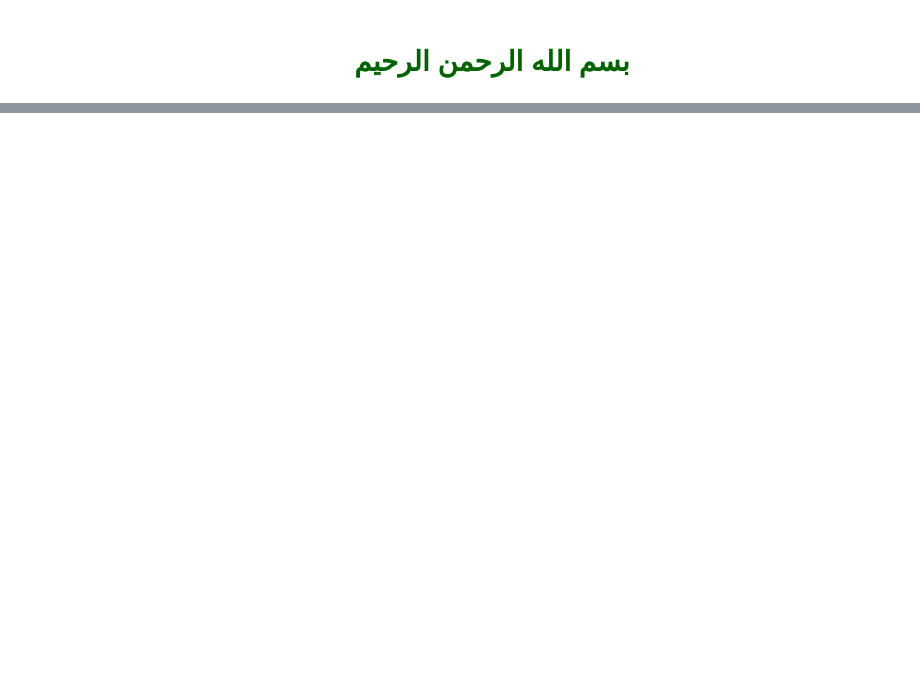
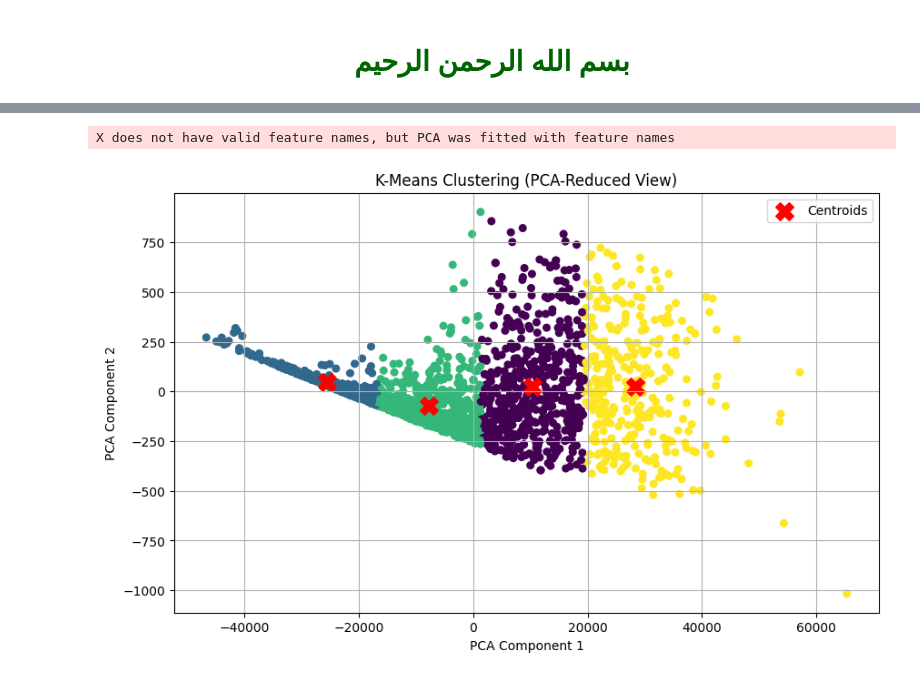
Before and after one commit to blackeagle686/CLUSTERING, a Jupyter notebook: customer_segmentation.ipynb, the cells around one changed output, grey strips where cells are left out. Cells and saved outputs as stored; diff of their text form; code cells hidden in the pictures; blank space fills up the shorter version.

Commit message:
cluster full project with EDA

```diff
--- a/customer_segmentation.ipynb
+++ b/customer_segmentation.ipynb
@@ -42,0 +49,3 @@ memory usage: 507.6+ KB
+# %%
+data.drop(["ID"], axis=1, inplace=True)
+data.drop_duplicates(inplace=True)
@@ -42,0 +68,9 @@ memory usage: 507.6+ KB
+# %%
+outliers_cols = []
+cleaned_data = data.copy()
+for col in cleaned_data.select_dtypes(include=['int64', 'float64']).columns:
+    num_unique = cleaned_data[col].nunique()
+    if num_unique > (cleaned_data.shape[0] / 4):
+        # Remove outliers using IQR for this column
+        cleaned_data = remove_outliers_iqr(cleaned_data, col)
+        outliers_cols.append(col)
@@ -42,0 +139,34 @@ memory usage: 507.6+ KB
+# %%
+X = cleaned_data[[
+    'Year_Birth', 'Income', 'Kidhome', 'Teenhome', 'Recency',
+    'MntWines', 'MntFruits', 'MntMeatProducts', 'MntFishProducts',
+    'MntSweetProducts', 'MntGoldProds', 'NumDealsPurchases',
+    'NumWebPurchases', 'NumCatalogPurchases', 'NumStorePurchases',
+    'NumWebVisitsMonth', 'AcceptedCmp1', 'AcceptedCmp2',
+    'AcceptedCmp3', 'AcceptedCmp4', 'AcceptedCmp5',
+    'Complain'
+    ]
+]
+# %%
+kmeans = KMeans(n_clusters=4, random_state=0)
+kmeans.fit(X)
+y_kmeans = kmeans.predict(X)
+
+pca = PCA(n_components=2)
+X_pca = pca.fit_transform(X)
+centroids_pca = pca.transform(kmeans.cluster_centers_)
+# %% [output]
+X does not have valid feature names, but PCA was fitted with feature names
+# %%
+plt.figure(figsize=(10, 6))
+plt.scatter(X_pca[:, 0], X_pca[:, 1], c=y_kmeans, cmap='viridis', s=30)
+plt.scatter(centroids_pca[:, 0], centroids_pca[:, 1],
+            c='red', s=200, marker='X', label='Centroids')
+plt.title("K-Means Clustering (PCA-Reduced View)")
+plt.xlabel("PCA Component 1")
+plt.ylabel("PCA Component 2")
+plt.legend()
+plt.grid(True)
+plt.show()
+# %% [output]
+[figure, added]
```
Also changed, not shown: parts of 11 cells of this notebook.
